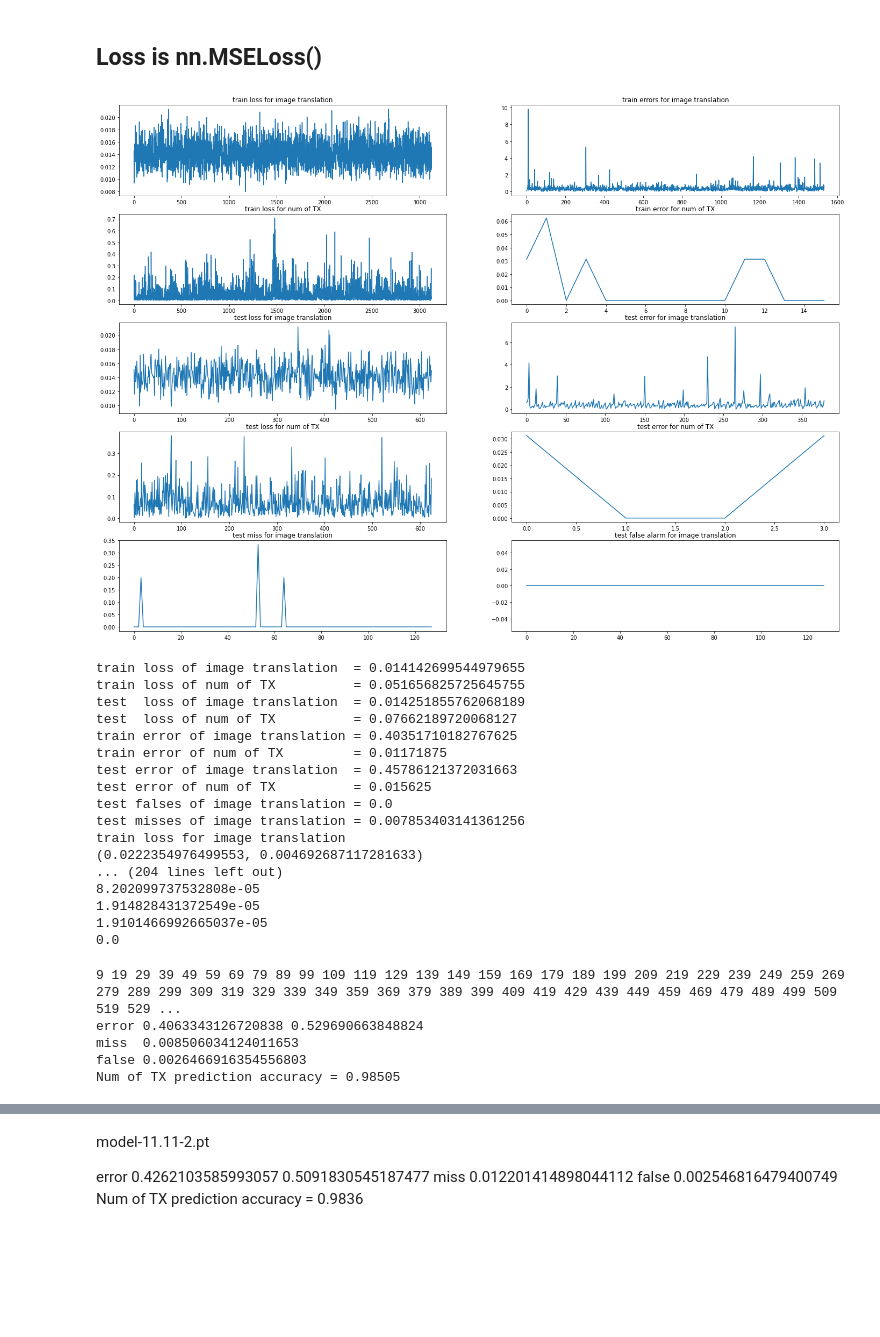
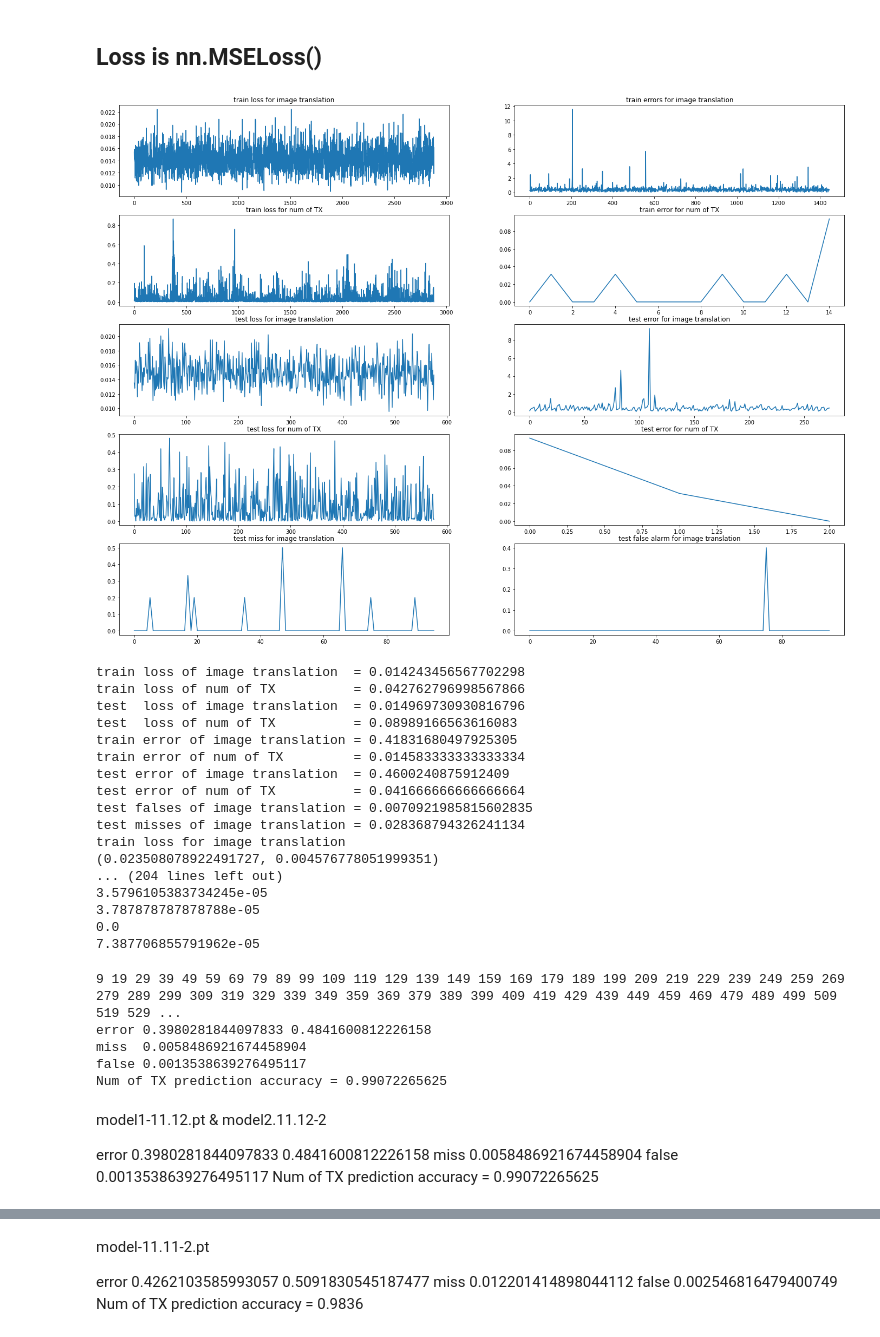
Before and after one commit to caitaozhan/deeplearning-localization, a Jupyter notebook: CNN-translation-multi-rand-dist-upbound.ipynb, the cells around one changed output, grey strips where cells are left out. Cells and saved outputs as stored; diff of their text form; code cells hidden in the pictures; blank space fills up the shorter version.

```diff
--- a/CNN-translation-multi-rand-dist-upbound.ipynb
+++ b/CNN-translation-multi-rand-dist-upbound.ipynb
@@ -263,8 +263,8 @@ tf = T.Compose([
      T.ToTensor()])
 
 # training
-i = 0
-root_dir = './data/matrix-train53'
+i = 4
+root_dir = './data/matrix-train60'
 sensor_input_dataset = SensorInputDatasetTranslation(root_dir = root_dir, transform = tf)
 sensor_input_dataloader = DataLoader(sensor_input_dataset, batch_size=32, shuffle=True, num_workers=3, collate_fn=my_collate)
 print('matrix shape:', sensor_input_dataset[i]['matrix'].shape)
@@ -275,7 +275,7 @@ print('length:', sensor_input_dataset.__len__())
 
 print('---\n')
 # testing
-root_dir = './data/matrix-test53'
+root_dir = './data/matrix-test60'
 sensor_input_test_dataset = SensorInputDatasetTranslation(root_dir = root_dir, transform = tf)
 sensor_input_test_dataloader = DataLoader(sensor_input_test_dataset, batch_size=32, shuffle=True, num_workers=3, collate_fn=my_collate)
 print('matrix type:', sensor_input_test_dataset[i]['matrix'].dtype)
@@ -457,8 +457,8 @@ def plot_epoch_stats(train_losses1, train_losses2, train_errors1, train_errors2,
 device     = torch.device('cuda')
 
 
-path1 = 'model/model1-11.11-3.pt'
-path2 = 'model/model2-11.11-3.pt'
+path1 = 'model/model1-11.12-2.pt'
+path2 = 'model/model2-11.12-2.pt'
 model1_minloss = 1000
 model2_minloss = 1000
 
@@ -485,7 +485,7 @@ test_num_tx = []
 print_every = 200
 error_every = 200
 zeros  = make_zeros(batch=32, length=100)
-alpha  = 0.001    # control regulation
+alpha  = 0    # control regulation
 
 for epoch in range(num_epochs):
     print(f'epoch = {epoch}')
@@ -582,56 +582,56 @@ print('train loss for image translation')
 for loss in train_losses1_epoch:
     print(loss)
 print('train loss for num of TX')
 for loss in train_losses2_epoch:
     print(loss)
 print('train error for image translation')
 for error in train_errors1_epoch:
     print(error)
 print('train error for num of TX')
 for error in train_errors2_epoch:
     print(error)
 print('test loss for image translation')
 for loss in test_losses1_epoch:
     print(loss)
 print('test loss for num of TX')
 for loss in test_losses2_epoch:
     print(loss)
 print('test error for image translation')
 for error in test_errors1_epoch:
     print(error)
 print('test error for num of TX')
 for error in test_errors2_epoch:
     print(error)
 print('test misses for image translation')
 for miss in test_misses1_epoch:
     print(miss)
 print('test falses for image translation')
 for false in test_falses1_epoch:
     print(false)
 # %% [output]
-[figure, old version]
+[figure, new version]
-train loss of image translation  = 0.014142699544979655
-train loss of num of TX          = 0.051656825725645755
-test  loss of image translation  = 0.014251855762068189
-test  loss of num of TX          = 0.07662189720068127
-train error of image translation = 0.40351710182767625
-train error of num of TX         = 0.01171875
-test error of image translation  = 0.45786121372031663
-test error of num of TX          = 0.015625
-test falses of image translation = 0.0
-test misses of image translation = 0.007853403141361256
+train loss of image translation  = 0.014243456567702298
+train loss of num of TX          = 0.042762796998567866
+test  loss of image translation  = 0.014969730930816796
+test  loss of num of TX          = 0.08989166563616083
+train error of image translation = 0.41831680497925305
+train error of num of TX         = 0.014583333333333334
+test error of image translation  = 0.4600240875912409
+test error of num of TX          = 0.041666666666666664
+test falses of image translation = 0.0070921985815602835
+test misses of image translation = 0.028368794326241134
 train loss for image translation
-(0.0222354976499553, 0.004692687117281633)
+(0.023508078922491727, 0.004576778051999351)
 ... (204 lines left out)
-8.202099737532808e-05
-1.914828431372549e-05
-1.9101466992665037e-05
+3.5796105383734245e-05
+3.787878787878788e-05
 0.0
+7.387706855791962e-05
 # %%
 # evaluation for all test samples
 
-path1 = 'model/model1-11.10.pt'
-path2 = 'model/model2-11.11.pt'
+path1 = 'model/model1-11.12.pt'
+path2 = 'model/model2-11.12-2.pt'
 
 device = torch.device('cuda')
 model1 = NetTranslation4()
@@ -688,7 +688,14 @@ print('false', np.sum(test_falses1)/tx_num_total)
 print('Num of TX prediction accuracy = {}'.format(ntx_correct*1.0/ntx_total))
 # %% [output]
 9 19 29 39 49 59 69 79 89 99 109 119 129 139 149 159 169 179 189 199 209 219 229 239 249 259 269 279 289 299 309 319 329 339 349 359 369 379 389 399 409 419 429 439 449 459 469 479 489 499 509 519 529 ...
-error 0.4063343126720838 0.529690663848824
-miss  0.008506034124011653
-false 0.0026466916354556803
-Num of TX prediction accuracy = 0.98505
+error 0.3980281844097833 0.4841600812226158
+miss  0.0058486921674458904
+false 0.0013538639276495117
+Num of TX prediction accuracy = 0.99072265625
+# %% [markdown]
+model1-11.12.pt & model2.11.12-2
+
+error 0.3980281844097833 0.4841600812226158
+miss  0.0058486921674458904
+false 0.0013538639276495117
+Num of TX prediction accuracy = 0.99072265625
```
Also changed, not shown: parts of 7 cells of this notebook, 6 other files.
